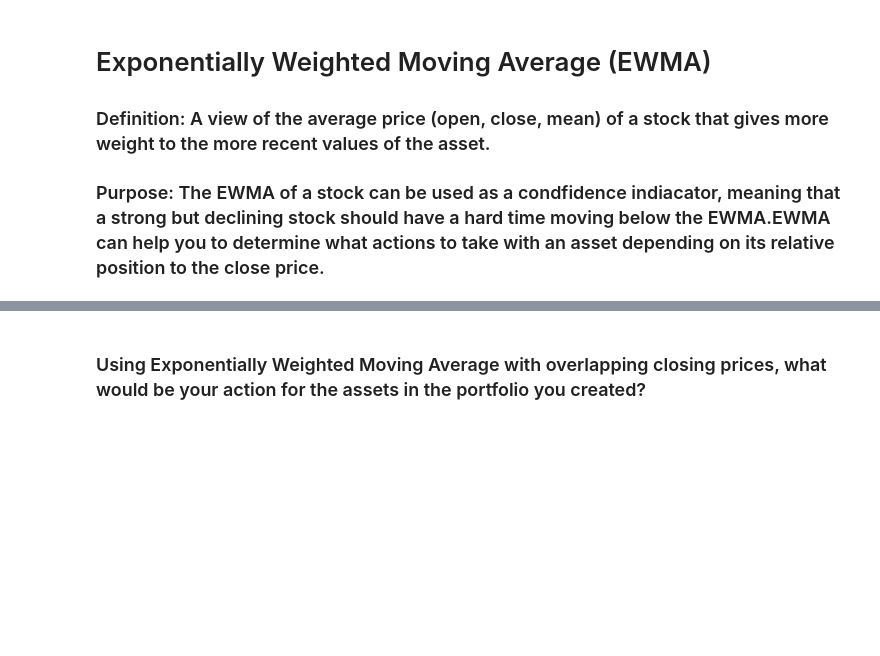
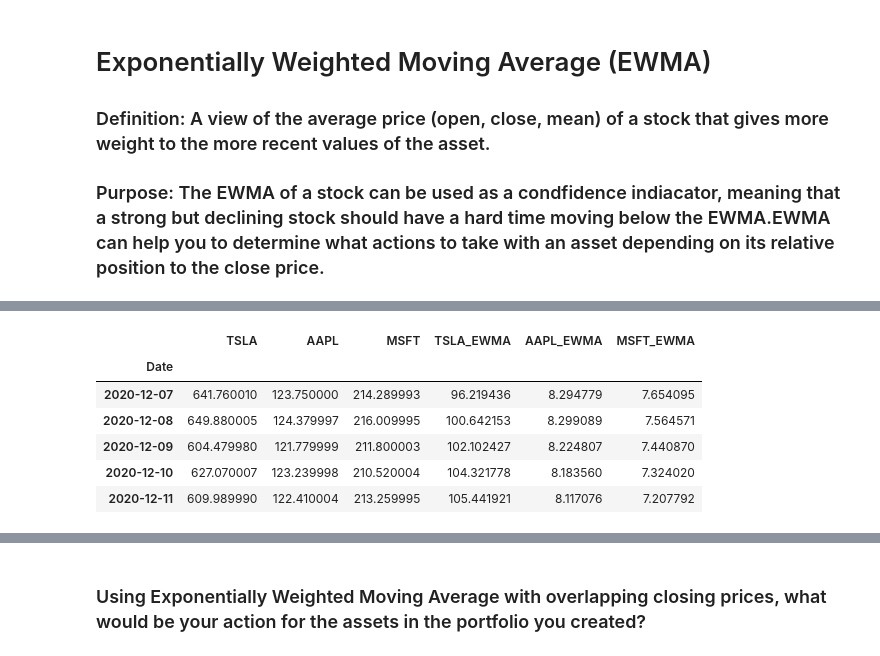
Before and after one commit to GregoryRash6/Custom_Portfolio_Analysis, a Jupyter notebook: tye.ipynb, the cells around one changed output, grey strips where cells are left out. Saved outputs shown, nothing was run; the diff lists cells and outputs as text; code cells hidden in the pictures; blank space fills up the shorter version.

```diff
--- a/tye.ipynb
+++ b/tye.ipynb
@@ -138,33 +139,41 @@ df = portfolio_close
 
 def ewmas(df, win, keepSource):
 
     df_temp = df.copy()
 
     #change names of columns
     columnNames = list(df_temp.columns.values).copy()
     removeNames = columnNames.copy()
 
     i = 0
     for col in columnNames:
 
         # Make new names for ewmas
         ewmaName = columnNames[i] + '_EWMA' + str()
 
         # Add ewmas
         df_temp[ewmaName] = df[columnNames[i]].ewm(halflife=21).std()
 
         i = i + 1
 
     # Remove estimates with insufficient window length
     df_temp = df_temp.iloc[win:]
 
     # Remove or keep source data
     if keepSource == False:
         df_temp = df_temp.drop(removeNames,1)
 
     return df_temp
 
-df_new = ewmas(df = df, win = 2, keepSource = True)
+df_new = ewmas(df = df, win = 21, keepSource = True)
 df_new.tail()
+# %% [output]
+|  | TSLA | AAPL | MSFT | TSLA_EWMA | AAPL_EWMA | MSFT_EWMA |
+| Date |  |  |  |  |  |  |
+| 2020-12-07 | 641.760010 | 123.750000 | 214.289993 | 96.219436 | 8.294779 | 7.654095 |
+| 2020-12-08 | 649.880005 | 124.379997 | 216.009995 | 100.642153 | 8.299089 | 7.564571 |
+| 2020-12-09 | 604.479980 | 121.779999 | 211.800003 | 102.102427 | 8.224807 | 7.440870 |
+| 2020-12-10 | 627.070007 | 123.239998 | 210.520004 | 104.321778 | 8.183560 | 7.324020 |
+| 2020-12-11 | 609.989990 | 122.410004 | 213.259995 | 105.441921 | 8.117076 | 7.207792 |
 # %%
 df_new.plot(figsize=(20,10),title='Portfolio Exponentially Weighted Moving Average and Close Price');
```
Also changed, not shown: parts of 31 cells of this notebook.
